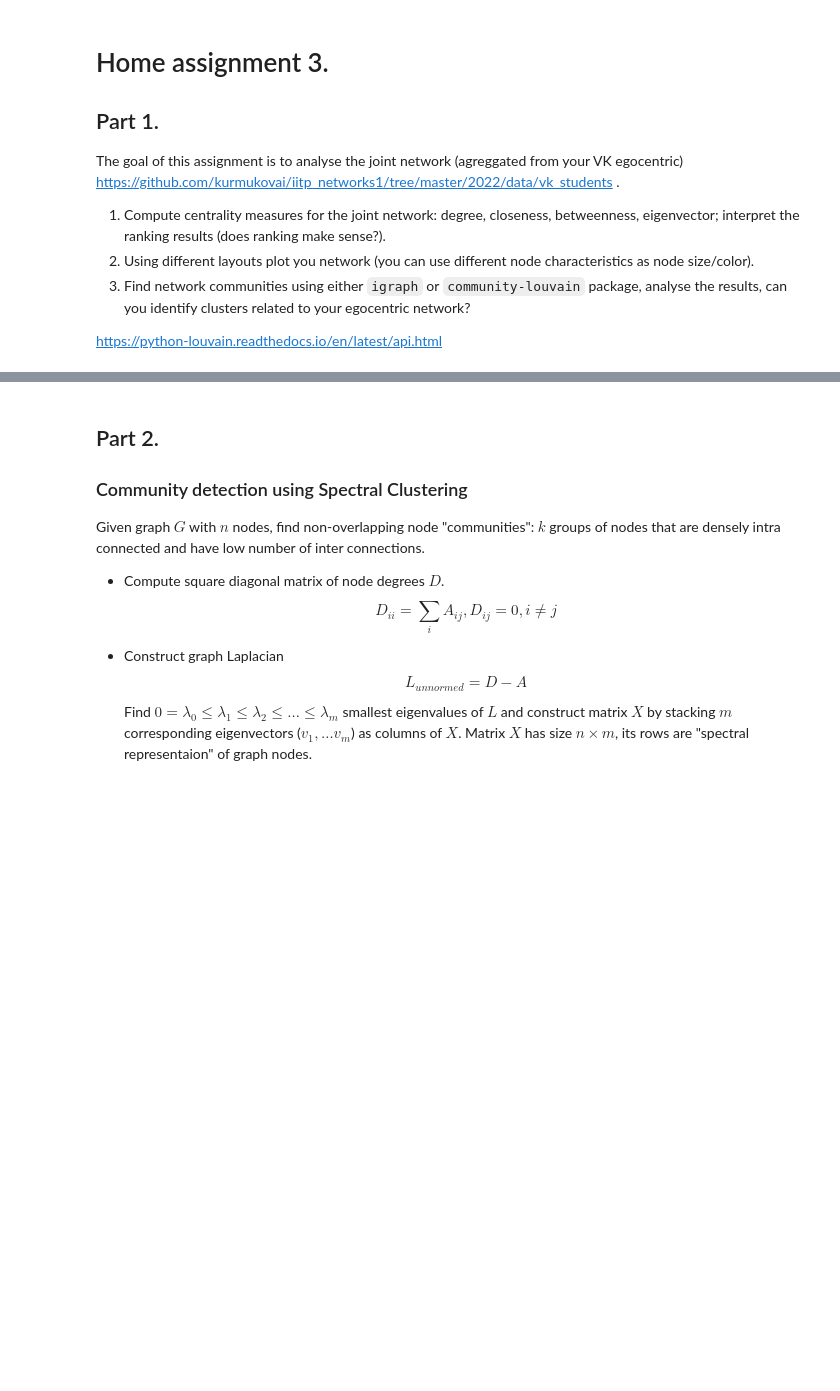
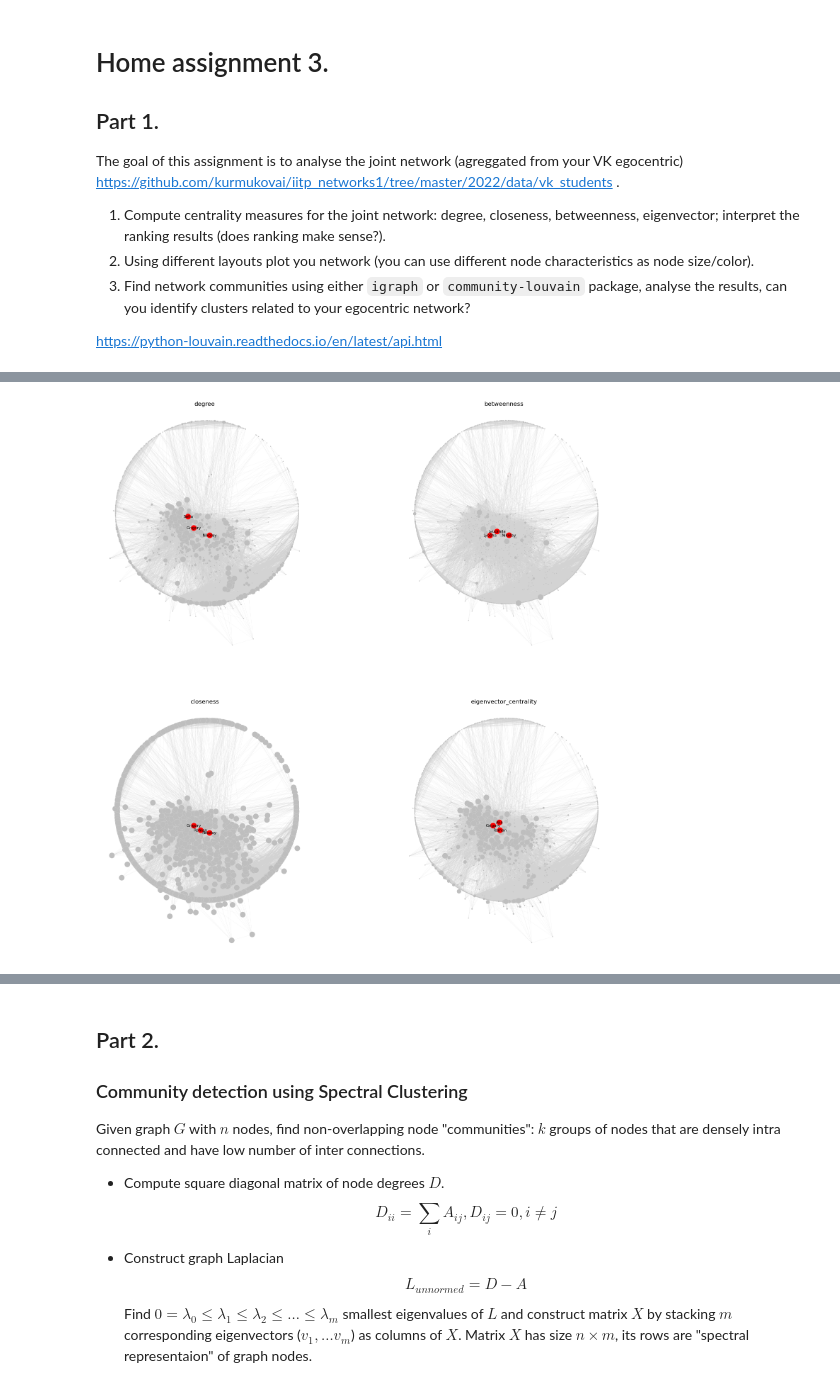
Before and after one commit to Ilykuleshov/iitp_networks1, a Jupyter notebook: 2022/seminar-3/networks-clustering-ha3.ipynb, the cells around one changed output, grey strips where cells are left out. Saved outputs shown, nothing was run; the diff lists cells and outputs as text; code cells hidden in the pictures; blank space fills up the shorter version.

```diff
--- a/2022/seminar-3/networks-clustering-ha3.ipynb
+++ b/2022/seminar-3/networks-clustering-ha3.ipynb
@@ -36,0 +140,4 @@ G.add_edges(vertex_id_edges())
+# %%
+draw_graph(G_gcc.layout('kk'), 3)
+# %% [output]
+[figure, added]
```
Also changed, not shown: parts of 13 cells of this notebook.
